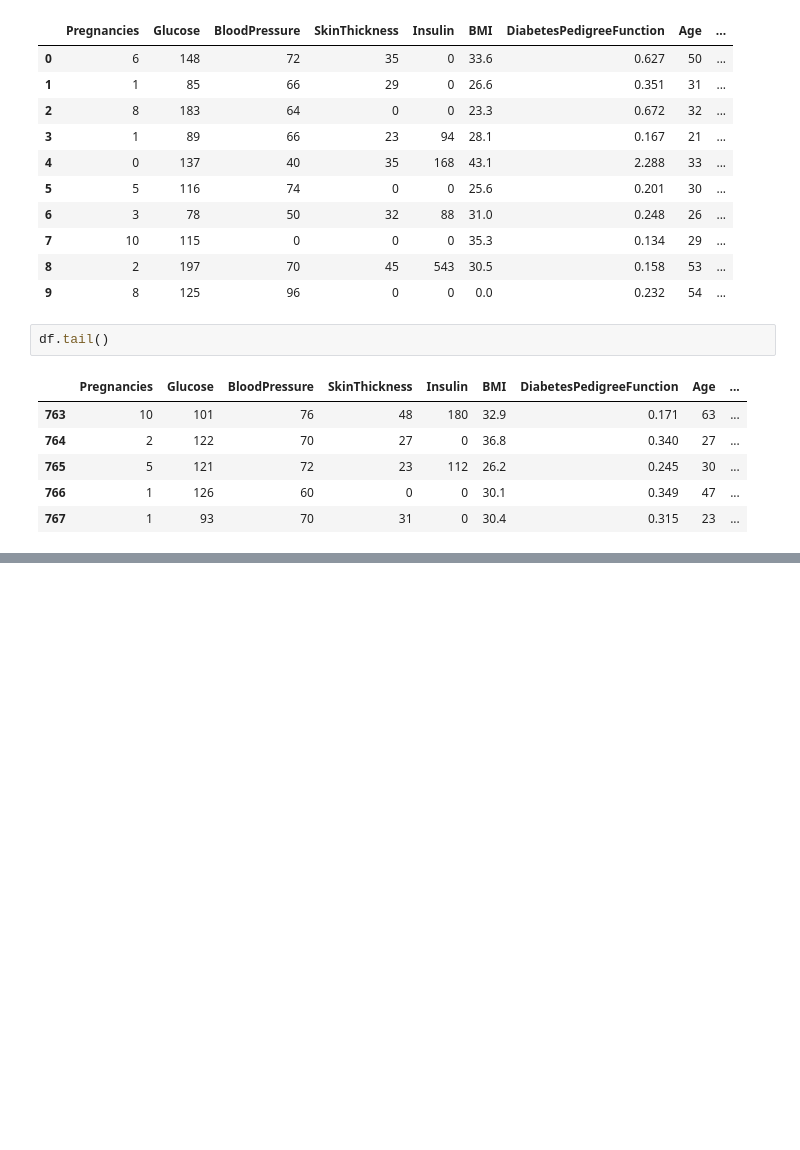
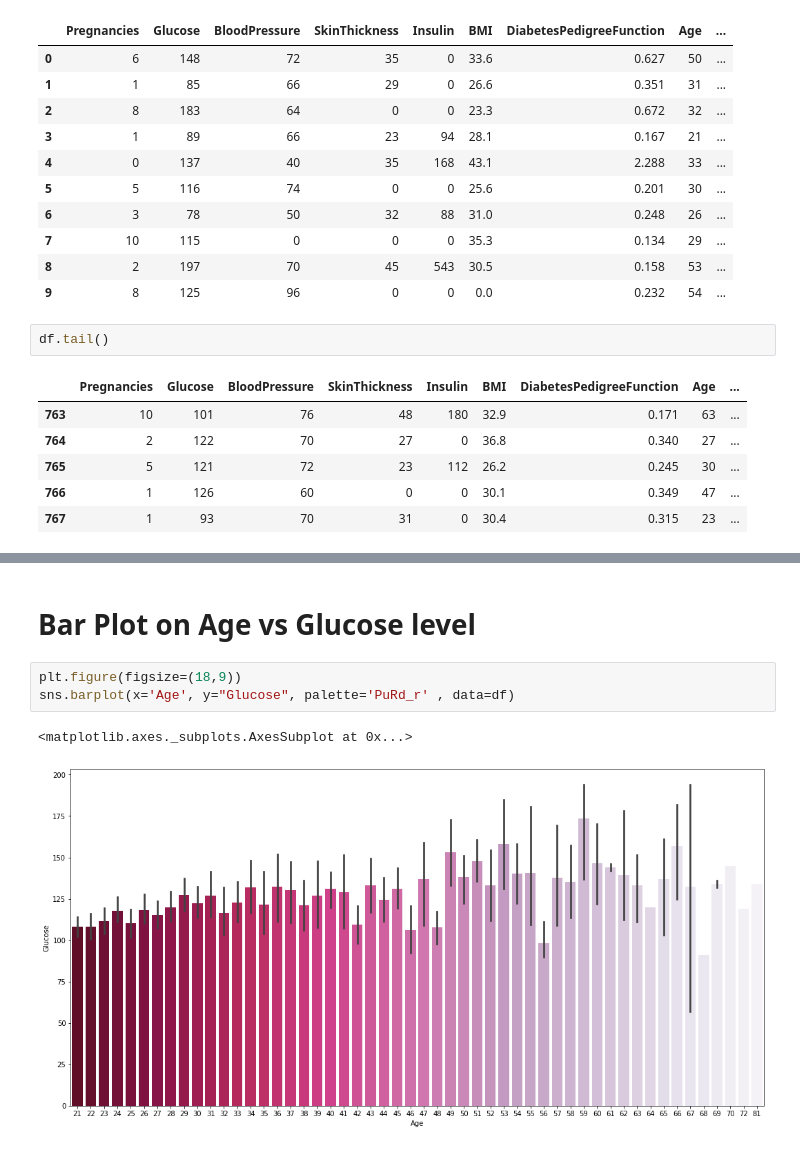
Before and after one commit to Suhask98/Diabetes-prediction, a Jupyter notebook: diabetes_code.ipynb, the cells around one changed output, grey strips where cells are left out. Cells and saved outputs as stored; diff of their text form; blank space fills up the shorter version.

```diff
--- a/diabetes_code.ipynb
+++ b/diabetes_code.ipynb
@@ -318,0 +82,8 @@ TypeError: '(slice(None, None, None), slice(0, 8, None))' is an invalid key
+# %% [markdown]
+# Bar Plot on Age vs Glucose level
+# %%
+plt.figure(figsize=(18,9))
+sns.barplot(x='Age', y="Glucose", palette='PuRd_r' , data=df)
+# %% [output]
+<matplotlib.axes._subplots.AxesSubplot at 0x...>
+[figure, added]
```
Also changed, not shown: parts of 51 cells of this notebook.
